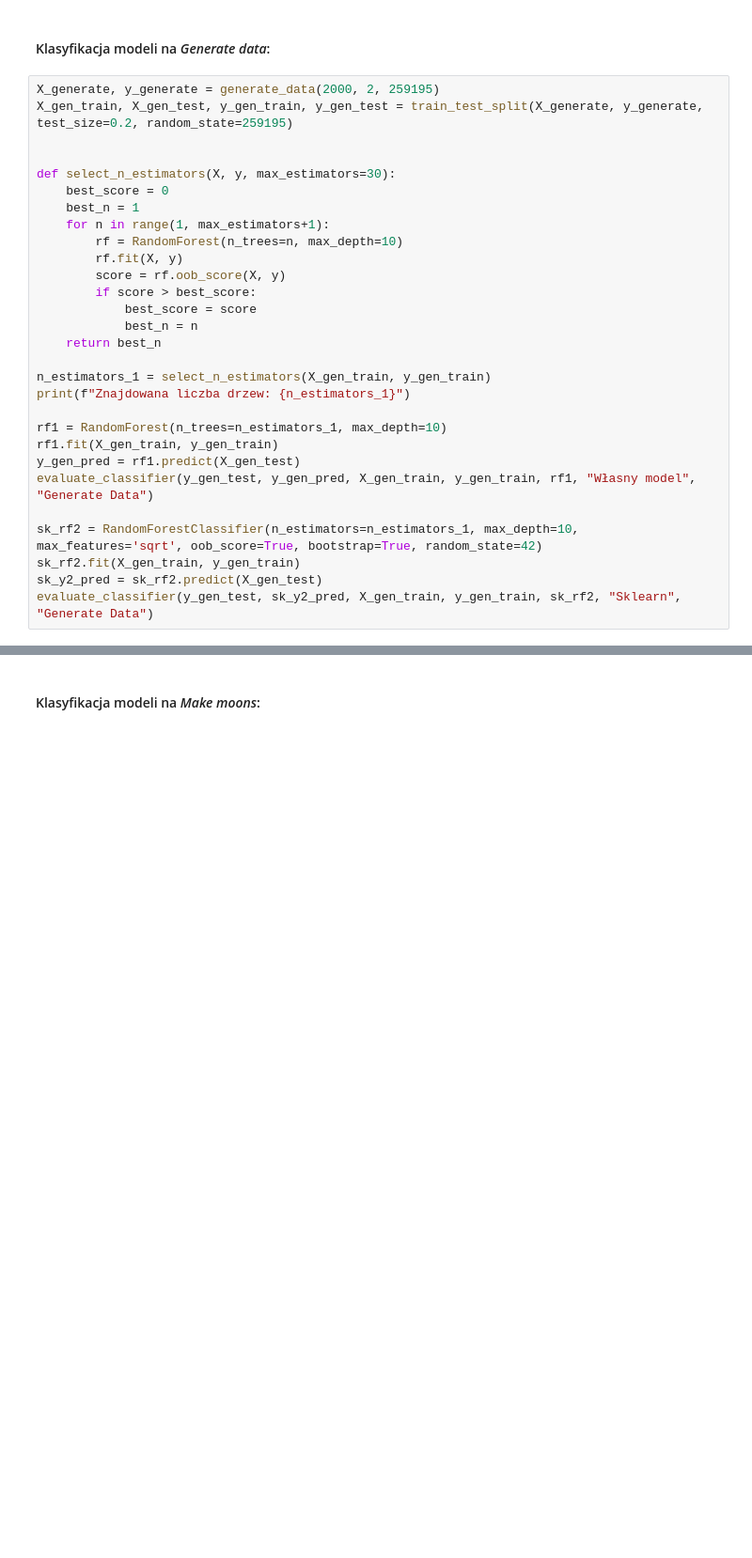
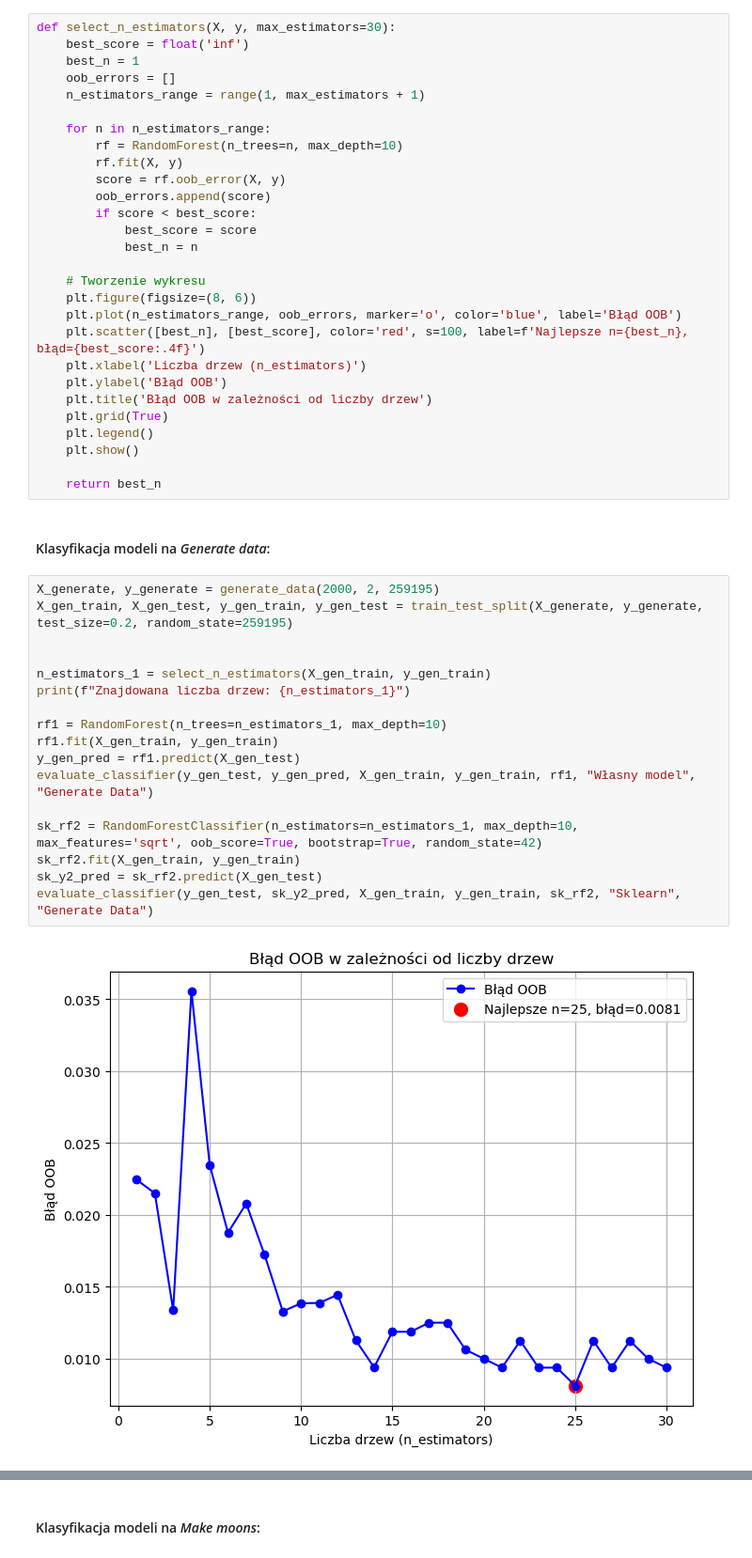
Before and after one commit to Jvsin/ai-studies, a Jupyter notebook: pum2025/LAB6/lab6.ipynb, the cells around one changed output, grey strips where cells are left out. Shown at 94% size. Cells and saved outputs as stored; diff of their text form; blank space fills up the shorter version.

```diff
--- a/pum2025/LAB6/lab6.ipynb
+++ b/pum2025/LAB6/lab6.ipynb
@@ -251,32 +276,49 @@ class RandomForest:
+# %%
+def select_n_estimators(X, y, max_estimators=30):
+    best_score = float('inf')
+    best_n = 1
+    oob_errors = []
+    n_estimators_range = range(1, max_estimators + 1)
+
+    for n in n_estimators_range:
+        rf = RandomForest(n_trees=n, max_depth=10)
+        rf.fit(X, y)
+        score = rf.oob_error(X, y)
+        oob_errors.append(score)
+        if score < best_score:
+            best_score = score
+            best_n = n
+
+    # Tworzenie wykresu
+    plt.figure(figsize=(8, 6))
+    plt.plot(n_estimators_range, oob_errors, marker='o', color='blue', label='Błąd OOB')
+    plt.scatter([best_n], [best_score], color='red', s=100, label=f'Najlepsze n={best_n}, błąd={best_score:.4f}')
+    plt.xlabel('Liczba drzew (n_estimators)')
+    plt.ylabel('Błąd OOB')
+    plt.title('Błąd OOB w zależności od liczby drzew')
+    plt.grid(True)
+    plt.legend()
+    plt.show()
+
+    return best_n
 # %% [markdown]
 #### Klasyfikacja modeli na *Generate data*:
 # %%
 X_generate, y_generate = generate_data(2000, 2, 259195)
 X_gen_train, X_gen_test, y_gen_train, y_gen_test = train_test_split(X_generate, y_generate, test_size=0.2, random_state=259195)
 
-
-def select_n_estimators(X, y, max_estimators=30):
-    best_score = 0
-    best_n = 1
-    for n in range(1, max_estimators+1):
-        rf = RandomForest(n_trees=n, max_depth=10)
-        rf.fit(X, y)
-        score = rf.oob_score(X, y)
-        if score > best_score:
-            best_score = score
-            best_n = n
-    return best_n
 
 n_estimators_1 = select_n_estimators(X_gen_train, y_gen_train)
 print(f"Znajdowana liczba drzew: {n_estimators_1}")
 
 rf1 = RandomForest(n_trees=n_estimators_1, max_depth=10)
 rf1.fit(X_gen_train, y_gen_train)
 y_gen_pred = rf1.predict(X_gen_test)
 evaluate_classifier(y_gen_test, y_gen_pred, X_gen_train, y_gen_train, rf1, "Własny model", "Generate Data")
 
 sk_rf2 = RandomForestClassifier(n_estimators=n_estimators_1, max_depth=10, max_features='sqrt', oob_score=True, bootstrap=True, random_state=42)
 sk_rf2.fit(X_gen_train, y_gen_train)
 sk_y2_pred = sk_rf2.predict(X_gen_test)
 evaluate_classifier(y_gen_test, sk_y2_pred, X_gen_train, y_gen_train, sk_rf2, "Sklearn", "Generate Data")
 # %% [output]
+[figure, new version]
```
Also changed, not shown: parts of 6 cells of this notebook.
